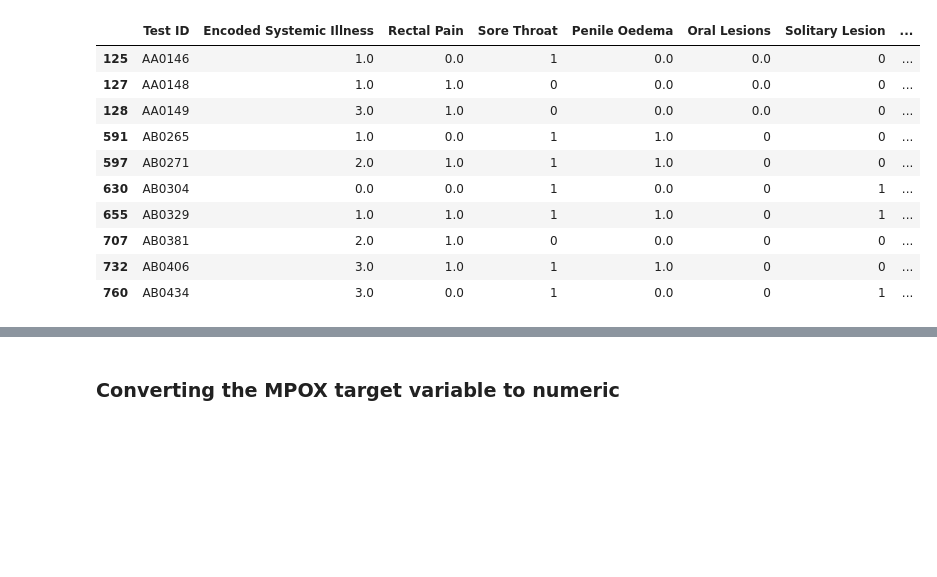
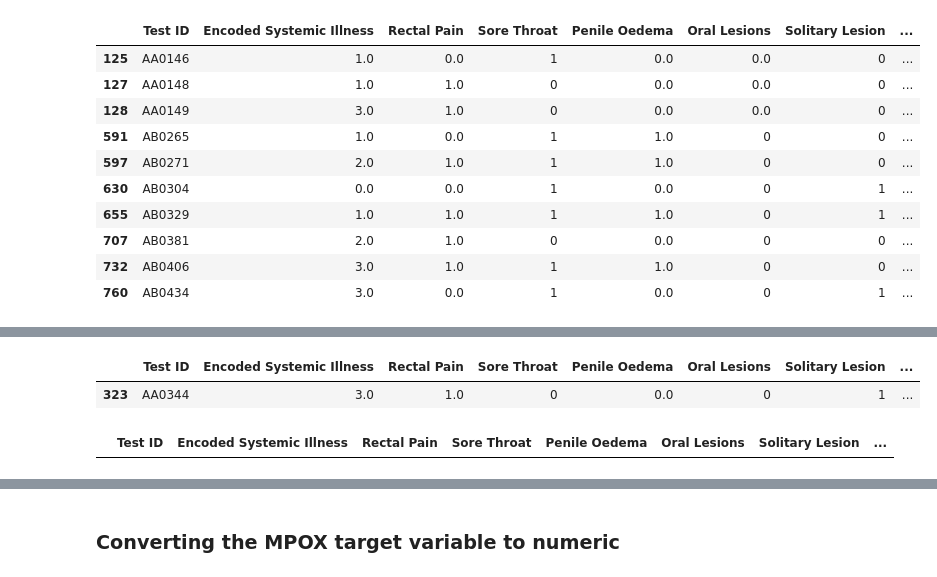
Before and after one commit to thegayankalinga/CW1, a Jupyter notebook: cw1.ipynb, the cells around one changed output, grey strips where cells are left out. Cells and saved outputs as stored; diff of their text form; code cells hidden in the pictures; blank space fills up the shorter version.

```diff
--- a/cw1.ipynb
+++ b/cw1.ipynb
@@ -372,0 +410,11 @@ data_frame_with_retained_variables['Oral Lesions'] = data_frame_with_retained_va
+# %%
+data_frame_with_retained_variables[data_frame_with_retained_variables['Age'] == 'Twenty']
+# %% [output]
+|  | Test ID | Encoded Systemic Illness | Rectal Pain | Sore Throat | Penile Oedema | Oral Lesions | Solitary Lesion | ... |
+| 323 | AA0344 | 3.0 | 1.0 | 0 | 0.0 | 0 | 1 | ... |
+# %%
+mask = (data_frame_with_retained_variables['Age'] == 'Twenty')
+data_frame_with_retained_variables.loc[mask, 'Age'] = 20
+data_frame_with_retained_variables[data_frame_with_retained_variables['Age']=='Twenty']
+# %% [output]
+|  | Test ID | Encoded Systemic Illness | Rectal Pain | Sore Throat | Penile Oedema | Oral Lesions | Solitary Lesion | ... |
```
Also changed, not shown: parts of 13 cells of this notebook.
